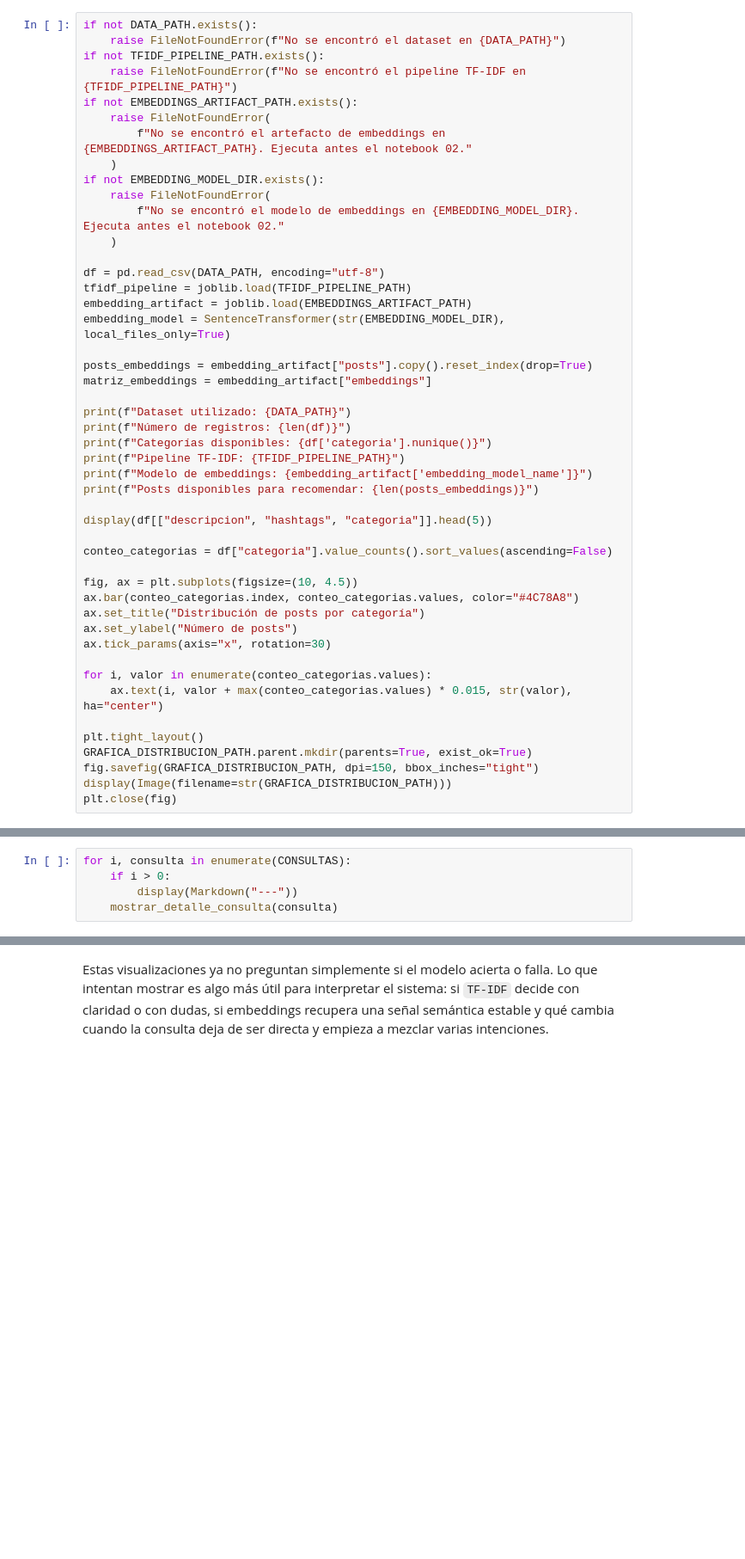
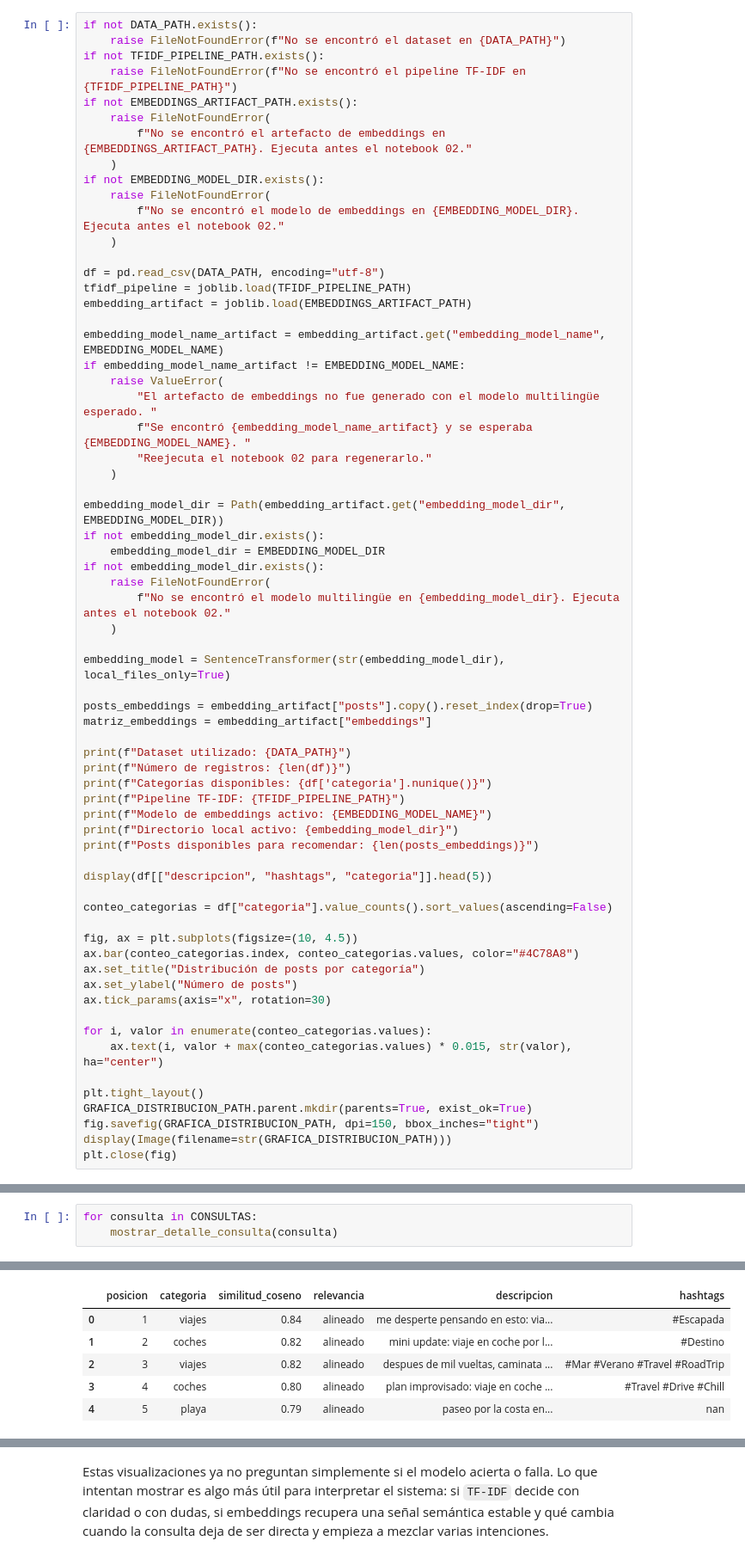
Before and after one commit to rafi412/Recomendacion-RRSS, a Jupyter notebook: 03_comparacion_modelos_embeddings.ipynb, the cells around one changed output, grey strips where cells are left out. Shown at 86% size. Saved outputs shown, nothing was run; the diff lists cells and outputs as text; blank space fills up the shorter version.

```diff
--- a/03_comparacion_modelos_embeddings.ipynb
+++ b/03_comparacion_modelos_embeddings.ipynb
@@ -116,7 +117,24 @@ if not EMBEDDING_MODEL_DIR.exists():
 df = pd.read_csv(DATA_PATH, encoding="utf-8")
 tfidf_pipeline = joblib.load(TFIDF_PIPELINE_PATH)
 embedding_artifact = joblib.load(EMBEDDINGS_ARTIFACT_PATH)
-embedding_model = SentenceTransformer(str(EMBEDDING_MODEL_DIR), local_files_only=True)
+
+embedding_model_name_artifact = embedding_artifact.get("embedding_model_name", EMBEDDING_MODEL_NAME)
+if embedding_model_name_artifact != EMBEDDING_MODEL_NAME:
+    raise ValueError(
+        "El artefacto de embeddings no fue generado con el modelo multilingüe esperado. "
+        f"Se encontró {embedding_model_name_artifact} y se esperaba {EMBEDDING_MODEL_NAME}. "
+        "Reejecuta el notebook 02 para regenerarlo."
+    )
+
+embedding_model_dir = Path(embedding_artifact.get("embedding_model_dir", EMBEDDING_MODEL_DIR))
+if not embedding_model_dir.exists():
+    embedding_model_dir = EMBEDDING_MODEL_DIR
+if not embedding_model_dir.exists():
+    raise FileNotFoundError(
+        f"No se encontró el modelo multilingüe en {embedding_model_dir}. Ejecuta antes el notebook 02."
+    )
+
+embedding_model = SentenceTransformer(str(embedding_model_dir), local_files_only=True)
 
 posts_embeddings = embedding_artifact["posts"].copy().reset_index(drop=True)
 matriz_embeddings = embedding_artifact["embeddings"]
@@ -125,7 +143,8 @@ print(f"Dataset utilizado: {DATA_PATH}")
 print(f"Número de registros: {len(df)}")
 print(f"Categorías disponibles: {df['categoria'].nunique()}")
 print(f"Pipeline TF-IDF: {TFIDF_PIPELINE_PATH}")
-print(f"Modelo de embeddings: {embedding_artifact['embedding_model_name']}")
+print(f"Modelo de embeddings activo: {EMBEDDING_MODEL_NAME}")
+print(f"Directorio local activo: {embedding_model_dir}")
 print(f"Posts disponibles para recomendar: {len(posts_embeddings)}")
 
 display(df[["descripcion", "hashtags", "categoria"]].head(5))
@@ -386,9 +406,7 @@ def mostrar_detalle_consulta(consulta: str) -> None:
     )
     display(Markdown(f"**Lectura rápida:** {COMENTARIOS[consulta]}"))
 # %%
-for i, consulta in enumerate(CONSULTAS):
-    if i > 0:
-        display(Markdown("---"))
+for consulta in CONSULTAS:
     mostrar_detalle_consulta(consulta)
 # %% [output]
 ### Consulta: `jugando al FIFA escuchando música`
@@ -416,0 +434,6 @@ for i, consulta in enumerate(CONSULTAS):
+|  | posicion | categoria | similitud_coseno | relevancia | descripcion | hashtags |
+| 0 | 1 | viajes | 0.84 | alineado | me desperte pensando en esto: via... | #Escapada |
+| 1 | 2 | coches | 0.82 | alineado | mini update: viaje en coche por l... | #Destino |
+| 2 | 3 | viajes | 0.82 | alineado | despues de mil vueltas, caminata ... | #Mar #Verano #Travel #RoadTrip |
+| 3 | 4 | coches | 0.80 | alineado | plan improvisado: viaje en coche ... | #Travel #Drive #Chill |
+| 4 | 5 | playa | 0.79 | alineado | paseo por la costa en... | nan |
```
Also changed, not shown: parts of 6 cells of this notebook, 9 other files.
